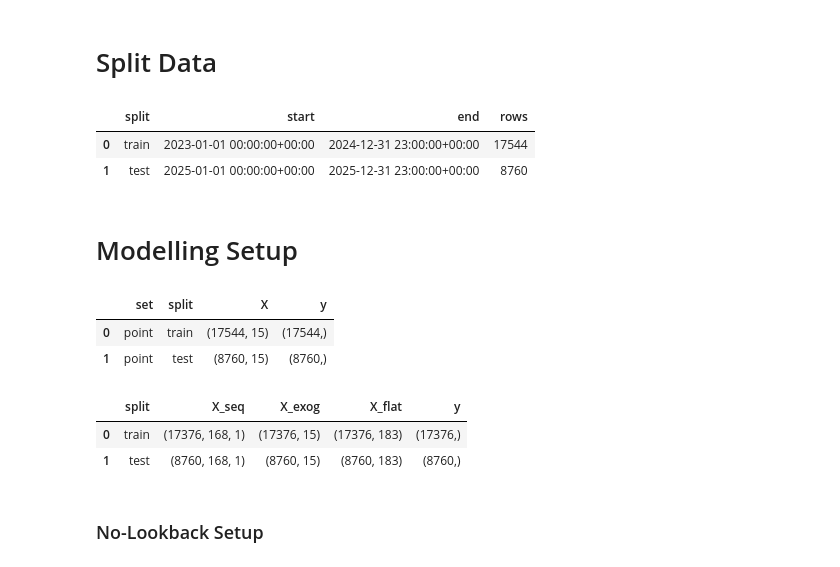
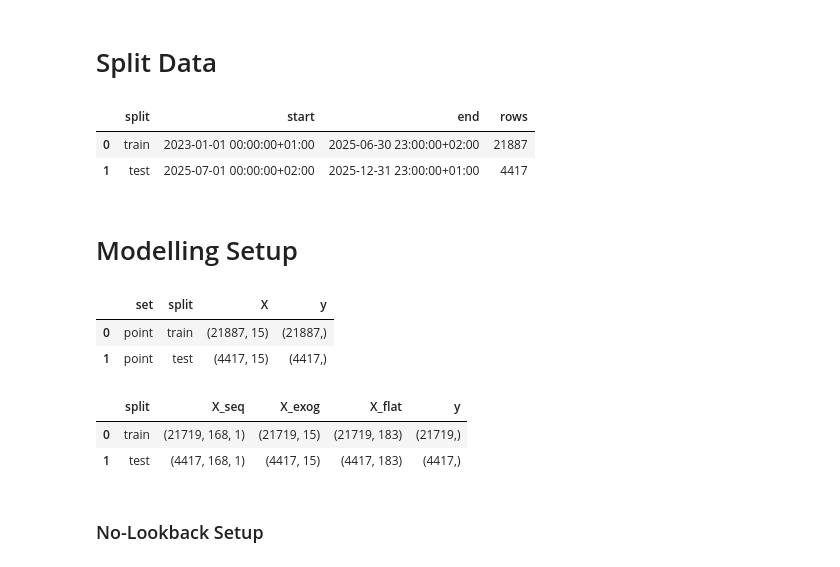
Before and after one commit to ds24m048/masters-thesis, a Jupyter notebook: price-forecast.ipynb, the cells around one changed output. Saved outputs shown, nothing was run; the diff lists cells and outputs as text; code cells hidden in the pictures.

```diff
--- a/price-forecast.ipynb
+++ b/price-forecast.ipynb
@@ -108,10 +106,12 @@ data = data["2023":"2025"]
 # %% [markdown]
 # Split Data
 # %%
-TRAIN_START = pd.Timestamp("2023-01-01", tz="UTC")
-TRAIN_END = pd.Timestamp("2025-01-01", tz="UTC")
-TEST_START = pd.Timestamp("2025-01-01", tz="UTC")
-TEST_END = pd.Timestamp("2026-01-01", tz="UTC")
+LOCAL_TZ = "Europe/Berlin"
+
+TRAIN_START = pd.Timestamp("2023-01-01", tz=LOCAL_TZ)
+TRAIN_END = pd.Timestamp("2025-07-01", tz=LOCAL_TZ)
+TEST_START = pd.Timestamp("2025-07-01", tz=LOCAL_TZ)
+TEST_END = pd.Timestamp("2026-01-01", tz=LOCAL_TZ)
 
 train_mask = (data.index >= TRAIN_START) & (data.index < TRAIN_END)
 test_mask = (data.index >= TEST_START) & (data.index < TEST_END)
@@ -129,8 +129,8 @@ split_summary = pd.DataFrame({
 split_summary
 # %% [output]
 |  | split | start | end | rows |
-| 0 | train | 2023-01-01 00:00:00+00:00 | 2024-12-31 23:00:00+00:00 | 17544 |
-| 1 | test | 2025-01-01 00:00:00+00:00 | 2025-12-31 23:00:00+00:00 | 8760 |
+| 0 | train | 2023-01-01 00:00:00+01:00 | 2025-06-30 23:00:00+02:00 | 21887 |
+| 1 | test | 2025-07-01 00:00:00+02:00 | 2025-12-31 23:00:00+01:00 | 4417 |
 # %% [markdown]
 # Modelling Setup
 # %%
@@ -227,10 +227,17 @@ display(pd.DataFrame([
 
 
 # ---------- Lookback setup ---------- :
-# Fixed 168h window ending at D-1 23:00 for every target timestamp.
-# All hours of the same day share the same price sequence.
+# Fixed 168h window ending immediately before the local delivery day starts.
+# All hours of the same local delivery day share the same price sequence.
 
 SEQUENCE_COLS = [c for c in [TARGET_COL] if c in model_df.columns]
+
+
+def _date_ints_from_index(index: pd.DatetimeIndex) -> np.ndarray:
+    return np.array(
+        [ts.year * 10000 + ts.month * 100 + ts.day for ts in index],
+        dtype=np.int32,
+    )
 
 
 def build_lookback_dataset(
@@ -241,22 +248,26 @@ def build_lookback_dataset(
     lookback_hours: int,
 ):
     """
-    For each target timestamp (day D, hour h) the lookback window covers the
-    168 hours ending at D-1 23:00.  All 24 hours of the same day therefore
-    receive the identical price sequence; only the exog features differ.
+    For each target timestamp in local delivery day D, the lookback window covers
+    the 168 rows ending immediately before D starts. This keeps all hours of the
+    same local delivery day on the same fixed history window, including DST days
+    with 23 or 25 delivery hours.
     """
     idx = df.index
     sequence_values = df[sequence_cols].to_numpy(dtype=np.float32)
-    exog_values     = df[exog_cols].to_numpy(dtype=np.float32)
-    target_values   = df[target_col].to_numpy(dtype=np.float32)
-    hours           = np.array([ts.hour for ts in idx], dtype=np.int32)
+    exog_values = df[exog_cols].to_numpy(dtype=np.float32)
+    target_values = df[target_col].to_numpy(dtype=np.float32)
+    date_ints = _date_ints_from_index(idx)
+
+    first_pos_by_date = {}
+    for pos, date_int in enumerate(date_ints):
+        first_pos_by_date.setdefault(date_int, pos)
 
     X_seq, X_exog, y_target, ts_target = [], [], [], []
 
-    for row_idx in range(lookback_hours, len(df)):
-        h        = hours[row_idx]
-        # D-1 23:00 is (h+1) hours before ts  →  row_idx - (h+1) in the index
-        keep_idx = np.arange(row_idx - h - lookback_hours, row_idx - h)
+    for row_idx in range(len(df)):
+        day_start_pos = first_pos_by_date[date_ints[row_idx]]
+        keep_idx = np.arange(day_start_pos - lookback_hours, day_start_pos)
         if keep_idx[0] < 0:
             continue
         X_seq.append(sequence_values[keep_idx, :])
@@ -272,41 +283,41 @@ def build_lookback_dataset(
     )
 
 
 # --- build datasets ---
 X_train_seq_lookback, X_train_exog_lookback, y_train_lookback, ts_train_lookback = build_lookback_dataset(
     train_df, SEQUENCE_COLS, FEATURE_COLS, TARGET_COL, LOOKBACK,
 )
 
 X_test_seq_lookback, X_test_exog_lookback, y_test_lookback, ts_test_lookback = build_lookback_dataset(
     test_with_history_df, SEQUENCE_COLS, FEATURE_COLS, TARGET_COL, LOOKBACK,
 )
-test_keep_mask       = ts_test_lookback >= TEST_START
-X_test_seq_lookback  = X_test_seq_lookback[test_keep_mask]
+test_keep_mask = ts_test_lookback >= TEST_START
+X_test_seq_lookback = X_test_seq_lookback[test_keep_mask]
 X_test_exog_lookback = X_test_exog_lookback[test_keep_mask]
-y_test_lookback      = y_test_lookback[test_keep_mask]
-ts_test_lookback     = ts_test_lookback[test_keep_mask]
+y_test_lookback = y_test_lookback[test_keep_mask]
+ts_test_lookback = ts_test_lookback[test_keep_mask]
 
 # flat layout for XGBoost
 X_train_flat_lookback = np.concatenate([
     X_train_seq_lookback.reshape(X_train_seq_lookback.shape[0], -1),
     X_train_exog_lookback,
 ], axis=1)
 X_test_flat_lookback = np.concatenate([
     X_test_seq_lookback.reshape(X_test_seq_lookback.shape[0], -1),
     X_test_exog_lookback,
 ], axis=1)
 
 display(pd.DataFrame([
     {"split": "train", "X_seq": X_train_seq_lookback.shape, "X_exog": X_train_exog_lookback.shape, "X_flat": X_train_flat_lookback.shape, "y": y_train_lookback.shape},
     {"split": "test",  "X_seq": X_test_seq_lookback.shape,  "X_exog": X_test_exog_lookback.shape,  "X_flat": X_test_flat_lookback.shape,  "y": y_test_lookback.shape},
 ]))
 # %% [output]
 |  | set | split | X | y |
-| 0 | point | train | (17544, 15) | (17544,) |
-| 1 | point | test | (8760, 15) | (8760,) |
+| 0 | point | train | (21887, 15) | (21887,) |
+| 1 | point | test | (4417, 15) | (4417,) |
 |  | split | X_seq | X_exog | X_flat | y |
-| 0 | train | (17376, 168, 1) | (17376, 15) | (17376, 183) | (17376,) |
-| 1 | test | (8760, 168, 1) | (8760, 15) | (8760, 183) | (8760,) |
+| 0 | train | (21719, 168, 1) | (21719, 15) | (21719, 183) | (21719,) |
+| 1 | test | (4417, 168, 1) | (4417, 15) | (4417, 183) | (4417,) |
 # %% [markdown]
 ### No-Lookback Setup
 # %% [markdown]
```
Also changed, not shown: parts of 34 cells of this notebook.
